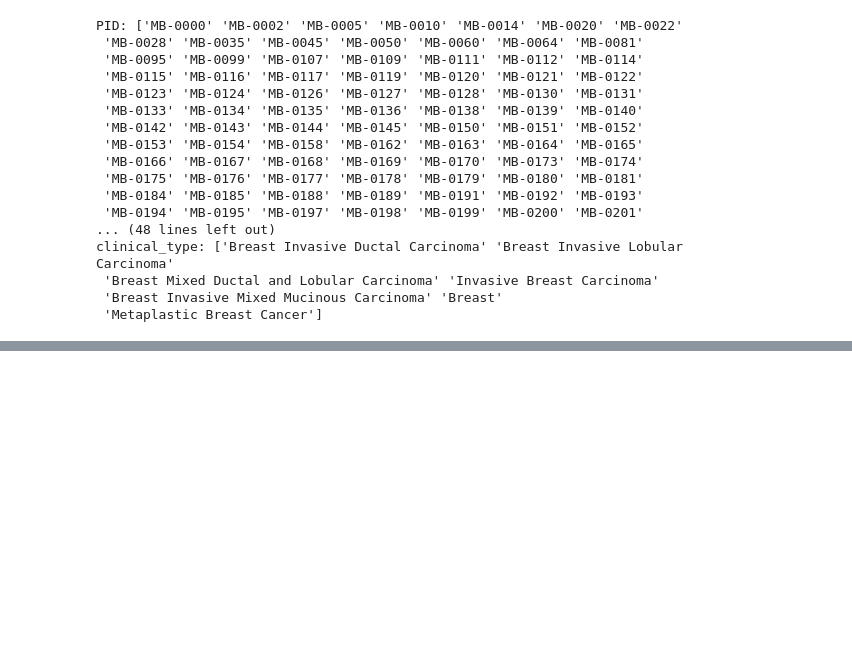
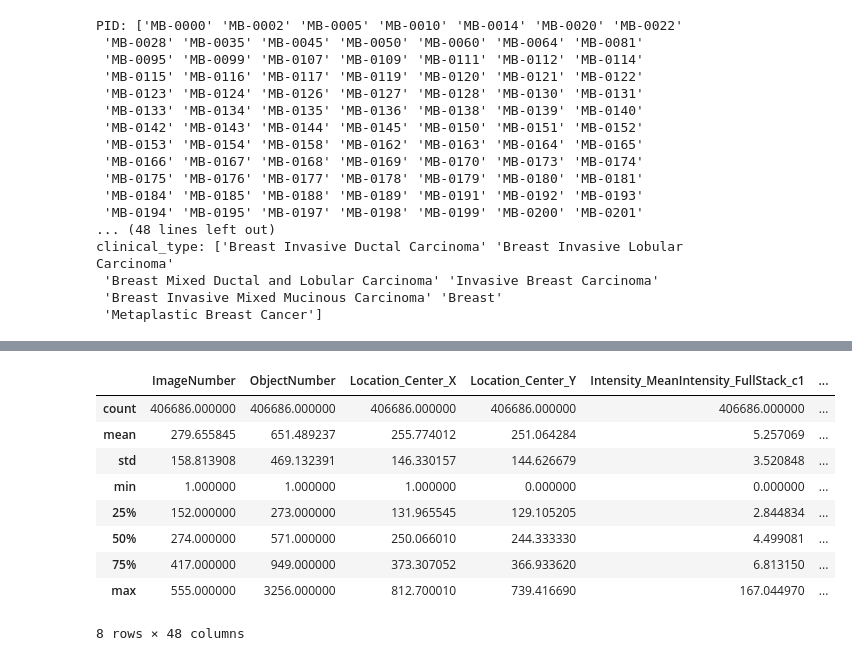
Before and after one commit to saezlab/GNNClinicalOutcomePrediction, a Jupyter notebook: bin/testing.ipynb, the cells around one changed output, grey strips where cells are left out. Saved outputs shown, nothing was run; the diff lists cells and outputs as text; code cells hidden in the pictures; blank space fills up the shorter version.

```diff
--- a/bin/testing.ipynb
+++ b/bin/testing.ipynb
@@ -202,0 +218,14 @@ clinical_type: ['Breast Invasive Ductal Carcinoma' 'Breast Invasive Lobular Carc
+# %%
+# Summarize merged data
+final_data.describe()
+# %% [output]
+|  | ImageNumber | ObjectNumber | Location_Center_X | Location_Center_Y | Intensity_MeanIntensity_FullStack_c1 | ... |
+| count | 406686.000000 | 406686.000000 | 406686.000000 | 406686.000000 | 406686.000000 | ... |
+| mean | 279.655845 | 651.489237 | 255.774012 | 251.064284 | 5.257069 | ... |
+| std | 158.813908 | 469.132391 | 146.330157 | 144.626679 | 3.520848 | ... |
+| min | 1.000000 | 1.000000 | 1.000000 | 0.000000 | 0.000000 | ... |
+| 25% | 152.000000 | 273.000000 | 131.965545 | 129.105205 | 2.844834 | ... |
+| 50% | 274.000000 | 571.000000 | 250.066010 | 244.333330 | 4.499081 | ... |
+| 75% | 417.000000 | 949.000000 | 373.307052 | 366.933620 | 6.813150 | ... |
+| max | 555.000000 | 3256.000000 | 812.700010 | 739.416690 | 167.044970 | ... |
+8 rows × 48 columns
```
Also changed, not shown: parts of 12 cells of this notebook, 1 other file.
